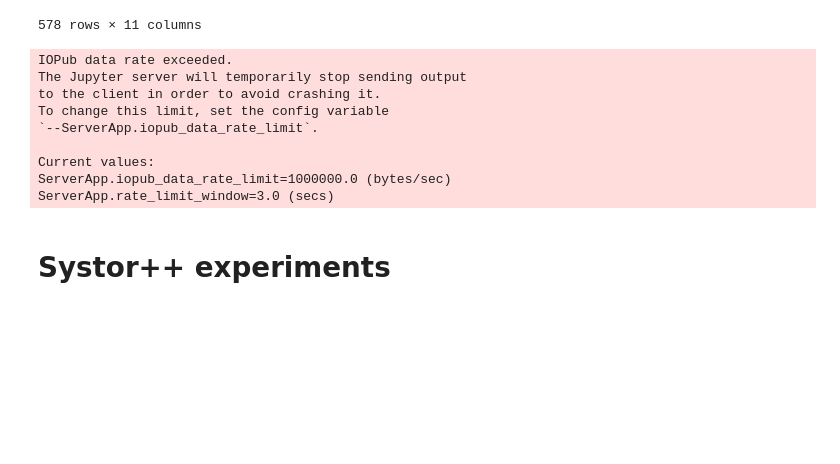
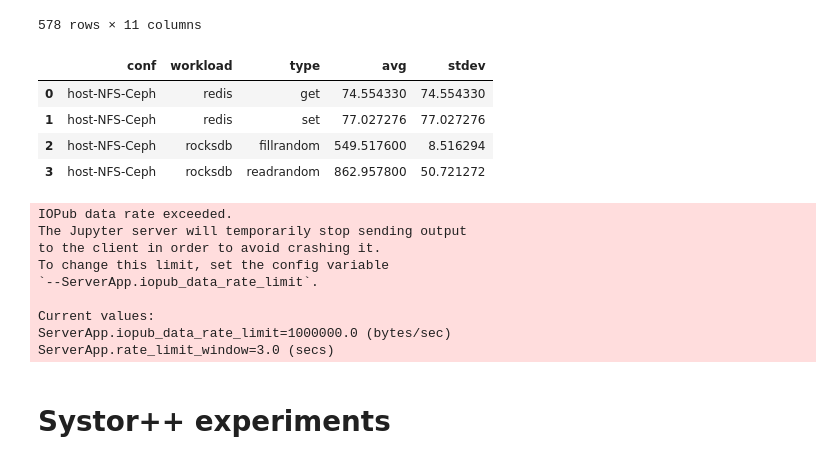
Before and after one commit to IBM/DPFS, a Jupyter notebook: experiments/results/thesis.ipynb, the cells around one changed output. Cells and saved outputs as stored; diff of their text form; code cells hidden in the pictures; blank space fills up the shorter version.

```diff
--- a/experiments/results/thesis.ipynb
+++ b/experiments/results/thesis.ipynb
@@ -86,6 +86,16 @@ df
 | 576 | Host-NFS | randwrite | 64k | 128 | 4 | 19204.50 | 65.28 | 26655.11 | 640.97 | 1200.000000 | ... |
 | 577 | Host-NFS | randwrite | 64k | 128 | 8 | 19403.42 | 61.44 | 52780.00 | 1220.00 | 1213.000000 | ... |
 578 rows × 11 columns
+# %%
+df_meta = parse_metadata("host-NFS-Ceph", TARGET+"host-NFS-Ceph/")
+
+df_meta
+# %% [output]
+|  | conf | workload | type | avg | stdev |
+| 0 | host-NFS-Ceph | redis | get | 74.554330 | 74.554330 |
+| 1 | host-NFS-Ceph | redis | set | 77.027276 | 77.027276 |
+| 2 | host-NFS-Ceph | rocksdb | fillrandom | 549.517600 | 8.516294 |
+| 3 | host-NFS-Ceph | rocksdb | readrandom | 862.957800 | 50.721272 |
 # %%
 df_clat = parse_fio_clat(["randread", "randwrite"], ["4k"], ["16", "128"], ["1"], "DPFS-NFS-pre", TARGET+"/DPFS-NFS-pre/")
 
```
Also changed, not shown: parts of 1 cell of this notebook, 7 other files.
